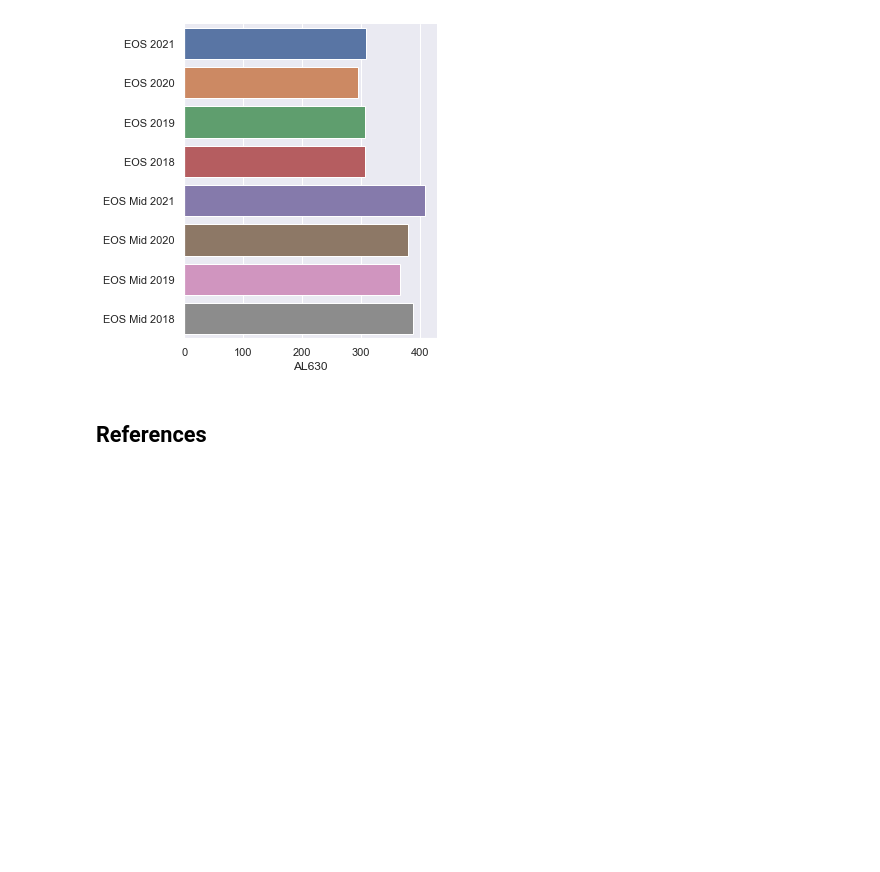
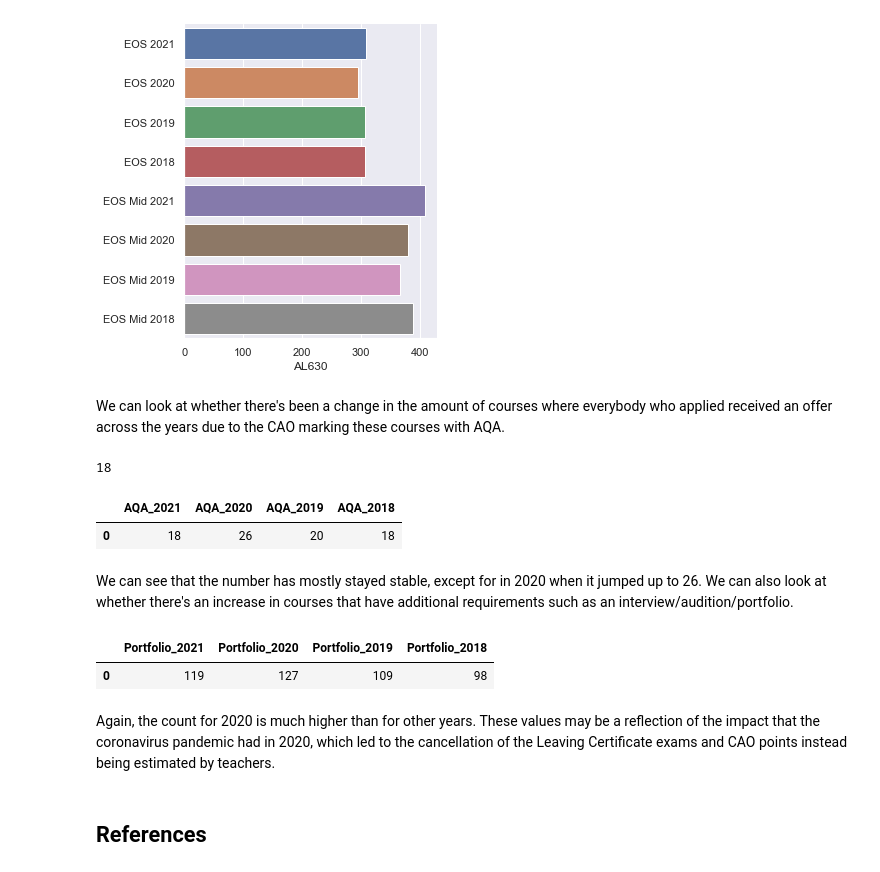
Before and after one commit to andrewjscott/Fundamentals-of-Data-Analysis-Assignment, a Jupyter notebook: cao.ipynb, the cells around one changed output. Cells and saved outputs as stored; diff of their text form; code cells hidden in the pictures; blank space fills up the shorter version.

Commit message:
Adding analysis of AQA and Portfolio courses each year

```diff
--- a/cao.ipynb
+++ b/cao.ipynb
@@ -2653,3 +2667,26 @@ course_bar('AL630', df=allcourses_l76_eos)
 # %% [output]
 <seaborn.axisgrid.FacetGrid at 0x...>
 [figure]
+# %% [markdown]
+We can look at whether there's been a change in the amount of courses where everybody who applied received an offer across the years due to the CAO marking these courses with AQA.
+# %%
+df2021_xlsx_aqa['Course Code'].count()
+# %% [output]
+18
+# %%
+# Create a dictionary with the couunts from each year of courses marked AQA
+aqa_count = {'AQA_2021': [df2021_xlsx_aqa['Course Code'].count()],
+             'AQA_2020': [df2020_aqa['Course Code'].count()],
+             'AQA_2019': [df2019_l8_aqa['Course Code'].count() + df2019_l76_aqa['Course Code'].count()],
+             'AQA_2018': [df2018_l8_aqa['Course Code'].count() + df2018_l76_aqa['Course Code'].count()],
+            }
+# Create dataframe from the dictionary
+aqa_count_df = pd.DataFrame(data=aqa_count)
+# %%
+# View AQA dataframe
+aqa_count_df
+# %% [output]
+|  | AQA_2021 | AQA_2020 | AQA_2019 | AQA_2018 |
+| 0 | 18 | 26 | 20 | 18 |
+# %% [markdown]
+We can see that the number has mostly stayed stable, except for in 2020 when it jumped up to 26. We can also look at whether there's an increase in courses that have additional requirements such as an interview/audition/portfolio.
@@ -2656,2 +2702,10 @@ course_bar('AL630', df=allcourses_l76_eos)
+# %%
+# View Portfolio dataframe
+portfolio_count_df
+# %% [output]
+|  | Portfolio_2021 | Portfolio_2020 | Portfolio_2019 | Portfolio_2018 |
+| 0 | 119 | 127 | 109 | 98 |
+# %% [markdown]
+Again, the count for 2020 is much higher than for other years. These values may be a reflection of the impact that the coronavirus pandemic had in 2020, which led to the cancellation of the Leaving Certificate exams and CAO points instead being estimated by teachers.
 # %% [markdown]
 ## References
```
Also changed, not shown: parts of 15 cells of this notebook, 24 other files.
